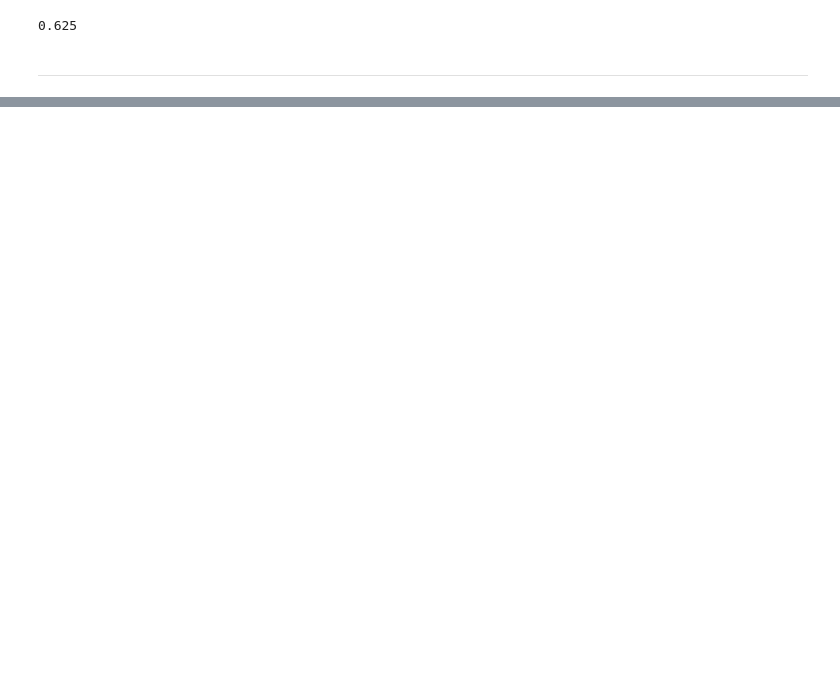
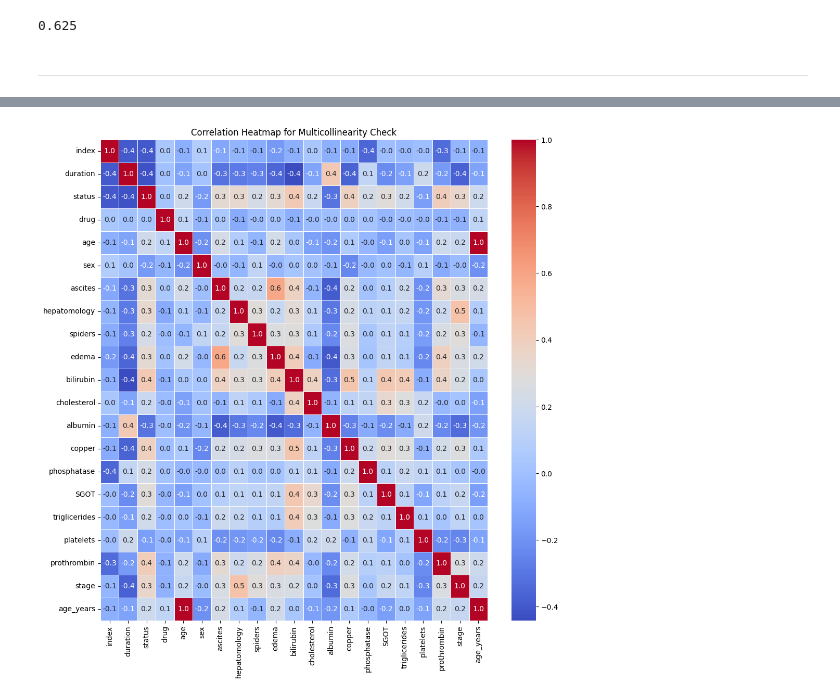
Before and after one commit to HegRaj/Assignment2, a Jupyter notebook: Week_4_Assignment.ipynb, the cells around one changed output, grey strips where cells are left out. Drawn from its saved outputs; the diff is of its cells as text; code cells hidden in the pictures; blank space fills up the shorter version.

```diff
--- a/Week_4_Assignment.ipynb
+++ b/Week_4_Assignment.ipynb
@@ -471,0 +500,12 @@ accuracy(y_test,y_hat_test)
+# %%
+numerical_columns = data.select_dtypes(include=['float64', 'int64','int32']).columns
+
+
+correlation_matrix = data[numerical_columns].corr()
+
+plt.figure(figsize=(12, 12))
+sns.heatmap(correlation_matrix, annot=True, cmap='coolwarm', linewidths=0.5, fmt=".1f")
+plt.title('Correlation Heatmap for Multicollinearity Check')
+plt.show()
+# %% [output]
+[figure, added]
```
Also changed, not shown: parts of 20 cells of this notebook.
